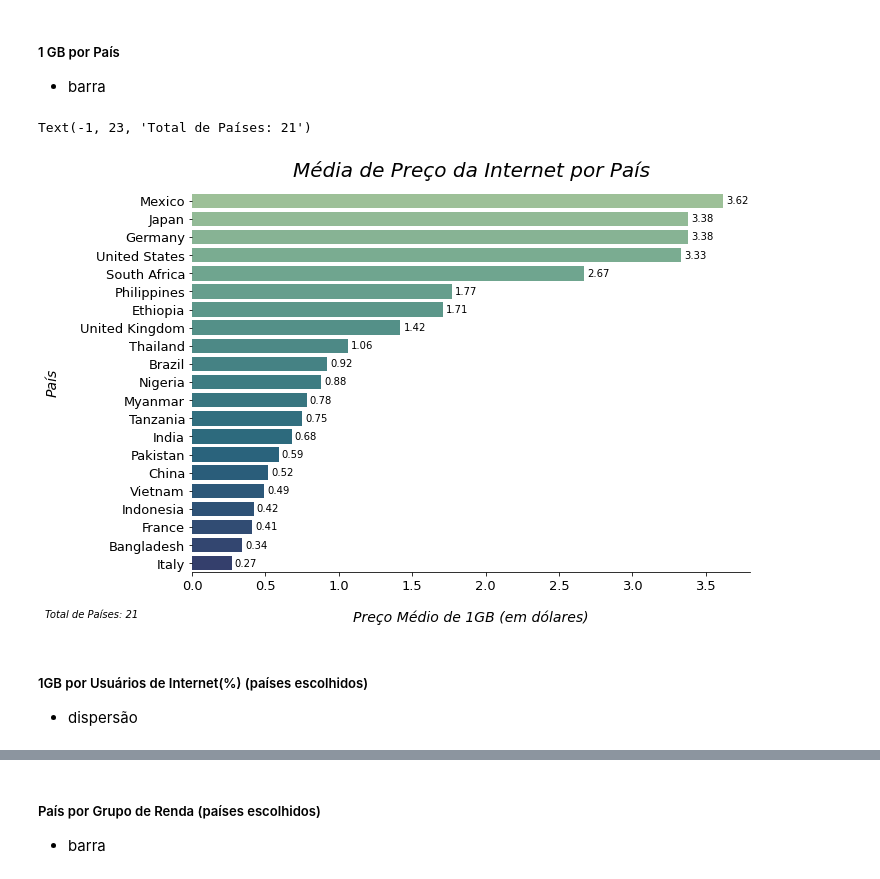
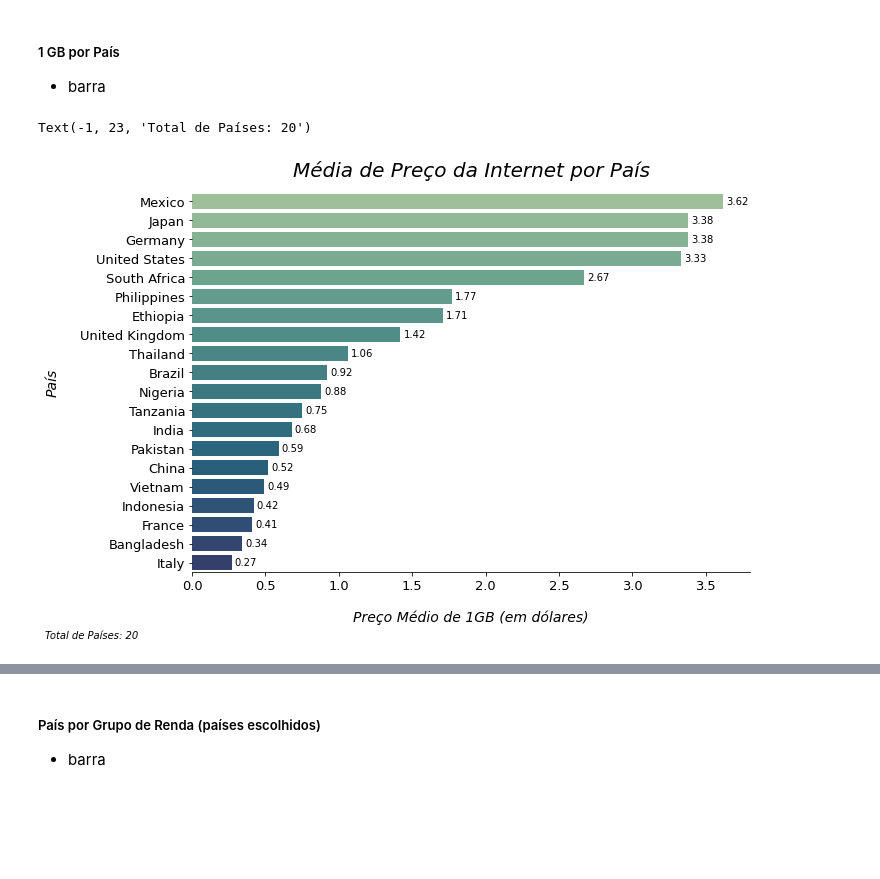
Before and after one commit to maafinotti/o_acesso_a_internet_no_mundo, a Jupyter notebook: internet_mundo.ipynb, the cells around one changed output, grey strips where cells are left out. Cells and saved outputs as stored; diff of their text form; code cells hidden in the pictures; blank space fills up the shorter version.

```diff
--- a/internet_mundo.ipynb
+++ b/internet_mundo.ipynb
@@ -129,4 +129,4 @@ data.describe()
 # %% [markdown]
 - 20 primeiros países (maior população)
 # %%
-paises_analisar = data.loc[:20]
+paises_analisar = data.loc[:19]
@@ -313,19 +333,16 @@ Text(-6.5, 8, 'Total de Países: 163')
 # %%
 fig, ax = plt.subplots(figsize = (10,7))
 oi = sns.barplot(x = '1GB_preco_medio', y = 'pais', data = paises_analisar.sort_values(by = '1GB_preco_medio', ascending = False), palette = 'crest')
 ax.set_title('Média de Preço da Internet por País',  fontsize = "20", style = "italic", loc = "center", pad = 15)
 ax.set_xlabel('Preço Médio de 1GB (em dólares)', fontsize = "14", style = 'italic', labelpad = 18)
 ax.set_ylabel('País', fontsize = "14", style = "italic", labelpad = 20)
 plt.xticks(fontsize = 13)
 plt.yticks(fontsize = 13)
 for container in ax.containers:
     ax.bar_label(container,size=10,fmt='%.2f', label_type = 'edge', padding = 3)
 sns.despine(left=True)
 
-plt.text(-1, 23,'Total de Países: 21', fontsize=10, style = 'italic')
+plt.text(-1, 23,'Total de Países: 20', fontsize=10, style = 'italic')
 # %% [output]
-Text(-1, 23, 'Total de Países: 21')
+Text(-1, 23, 'Total de Países: 20')
-[figure, old version]
+[figure, new version]
-# %% [markdown]
-##### 1GB por Usuários de Internet(%) (países escolhidos)
-- dispersão
```
Also changed, not shown: parts of 16 cells of this notebook.
